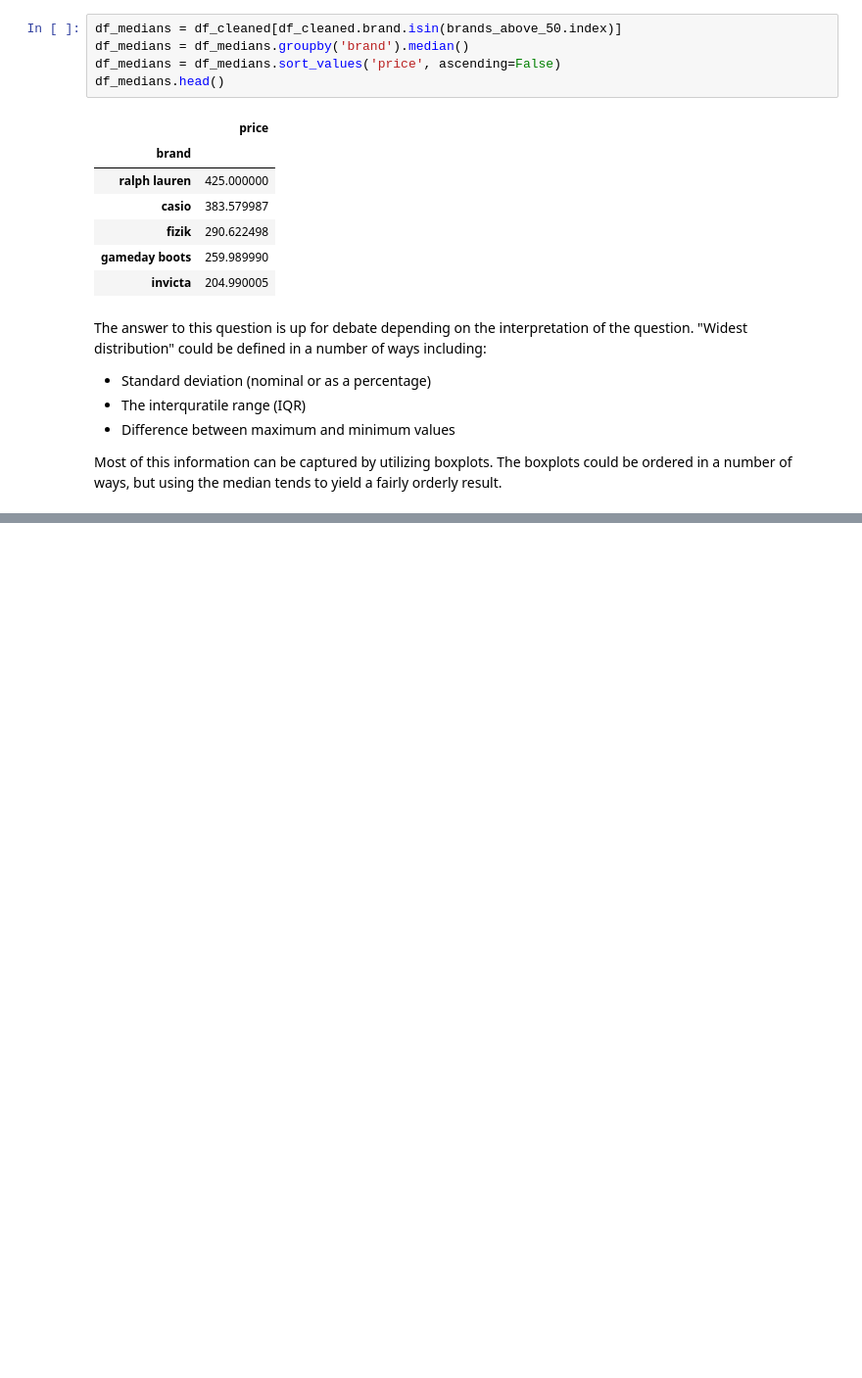
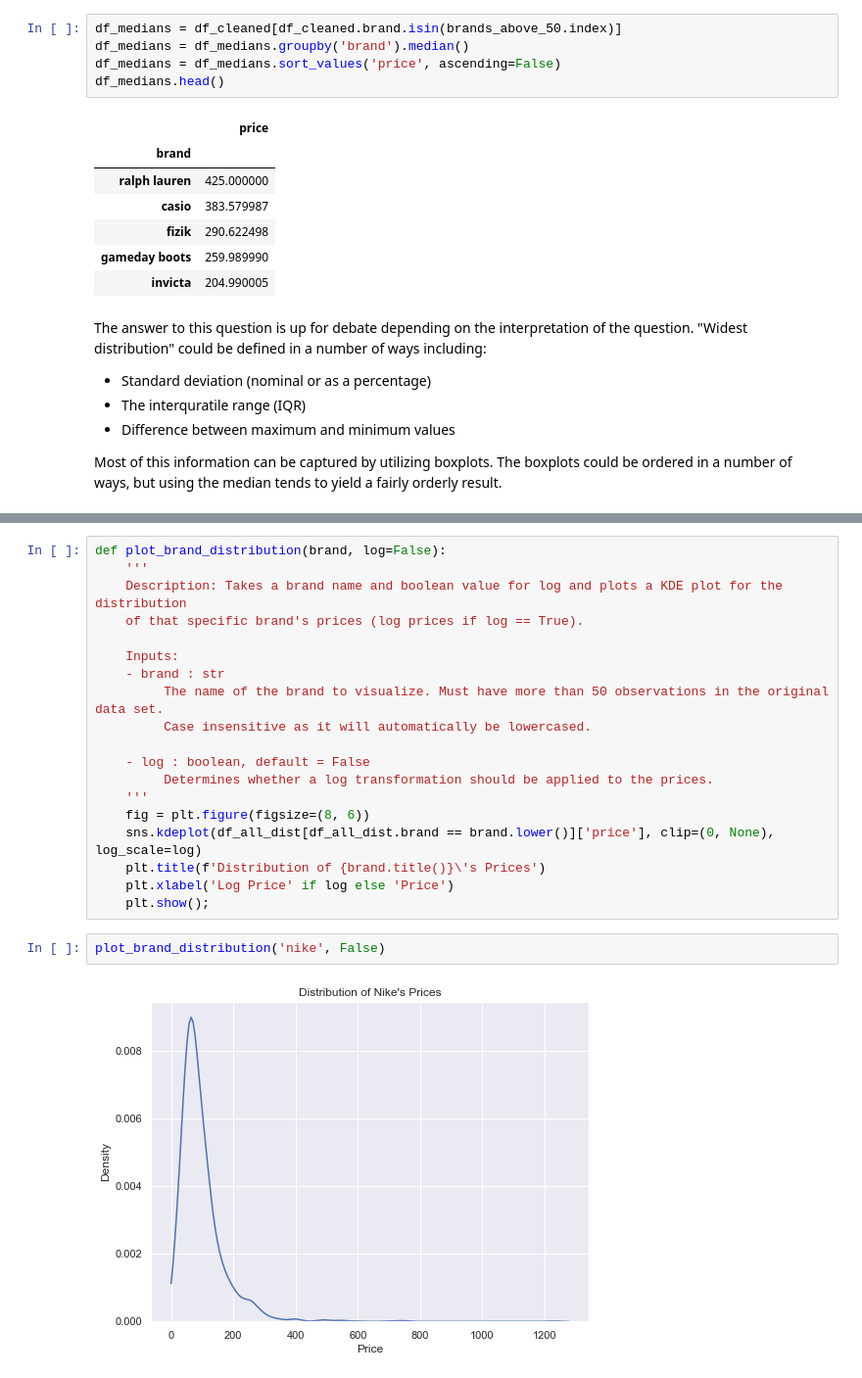
Before and after one commit to tjkyner/mens-shoe-prices, a Jupyter notebook: notebook.ipynb, the cells around one changed output, grey strips where cells are left out. Shown: that part at 98% size. Cells and saved outputs as stored; diff of their text form; blank space fills up the shorter version.

```diff
--- a/notebook.ipynb
+++ b/notebook.ipynb
@@ -405,0 +431,23 @@ plt.ylabel('Brand');
+# %%
+def plot_brand_distribution(brand, log=False):
+    '''
+    Description: Takes a brand name and boolean value for log and plots a KDE plot for the distribution
+    of that specific brand's prices (log prices if log == True).
+
+    Inputs:
+    - brand : str
+         The name of the brand to visualize. Must have more than 50 observations in the original data set.
+         Case insensitive as it will automatically be lowercased.
+
+    - log : boolean, default = False
+         Determines whether a log transformation should be applied to the prices.
+    '''
+    fig = plt.figure(figsize=(8, 6))
+    sns.kdeplot(df_all_dist[df_all_dist.brand == brand.lower()]['price'], clip=(0, None), log_scale=log)
+    plt.title(f'Distribution of {brand.title()}\'s Prices')
+    plt.xlabel('Log Price' if log else 'Price')
+    plt.show();
+# %%
+plot_brand_distribution('nike', False)
+# %% [output]
+[figure, added]
```
Also changed, not shown: parts of 7 cells of this notebook.
